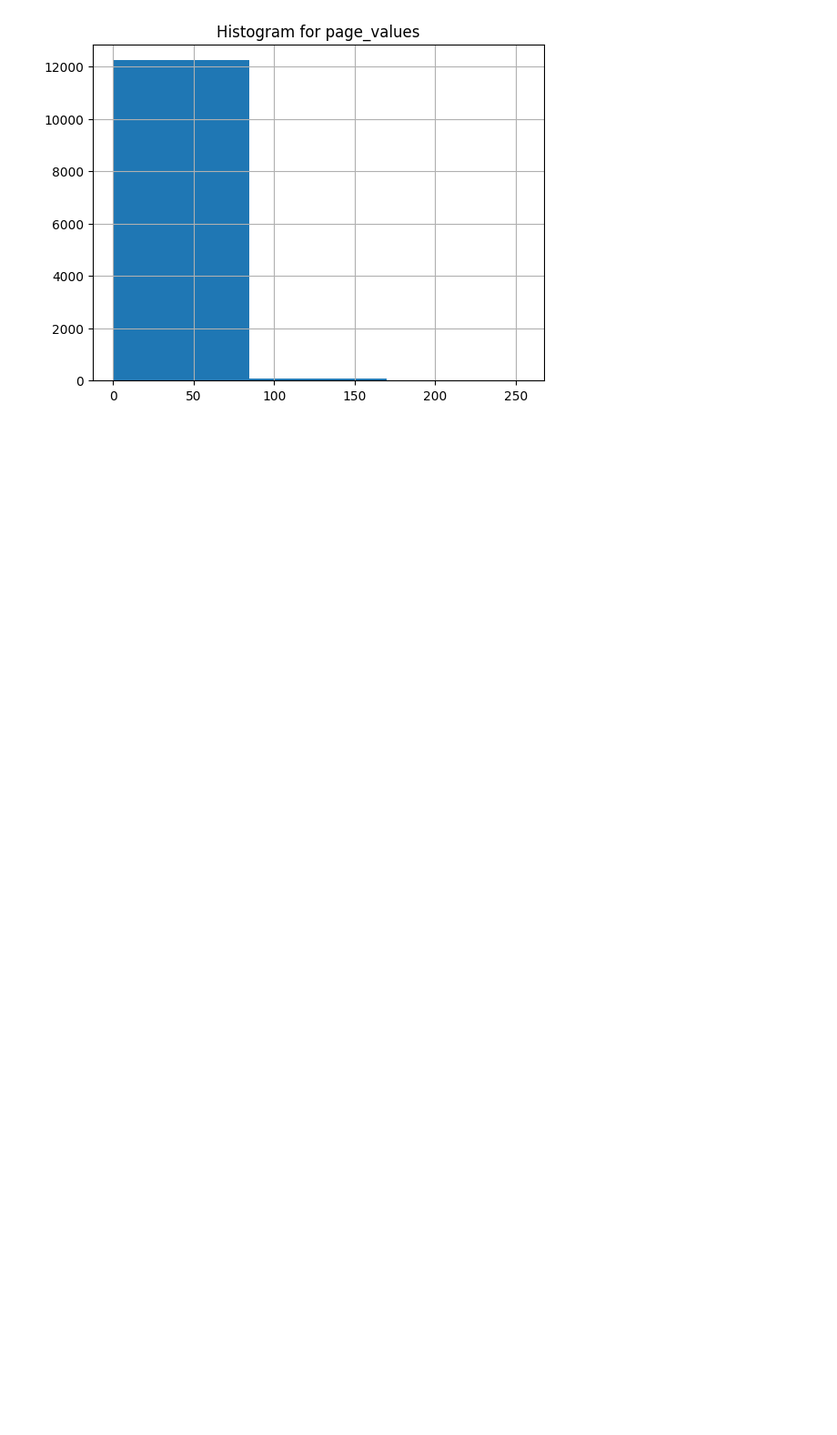
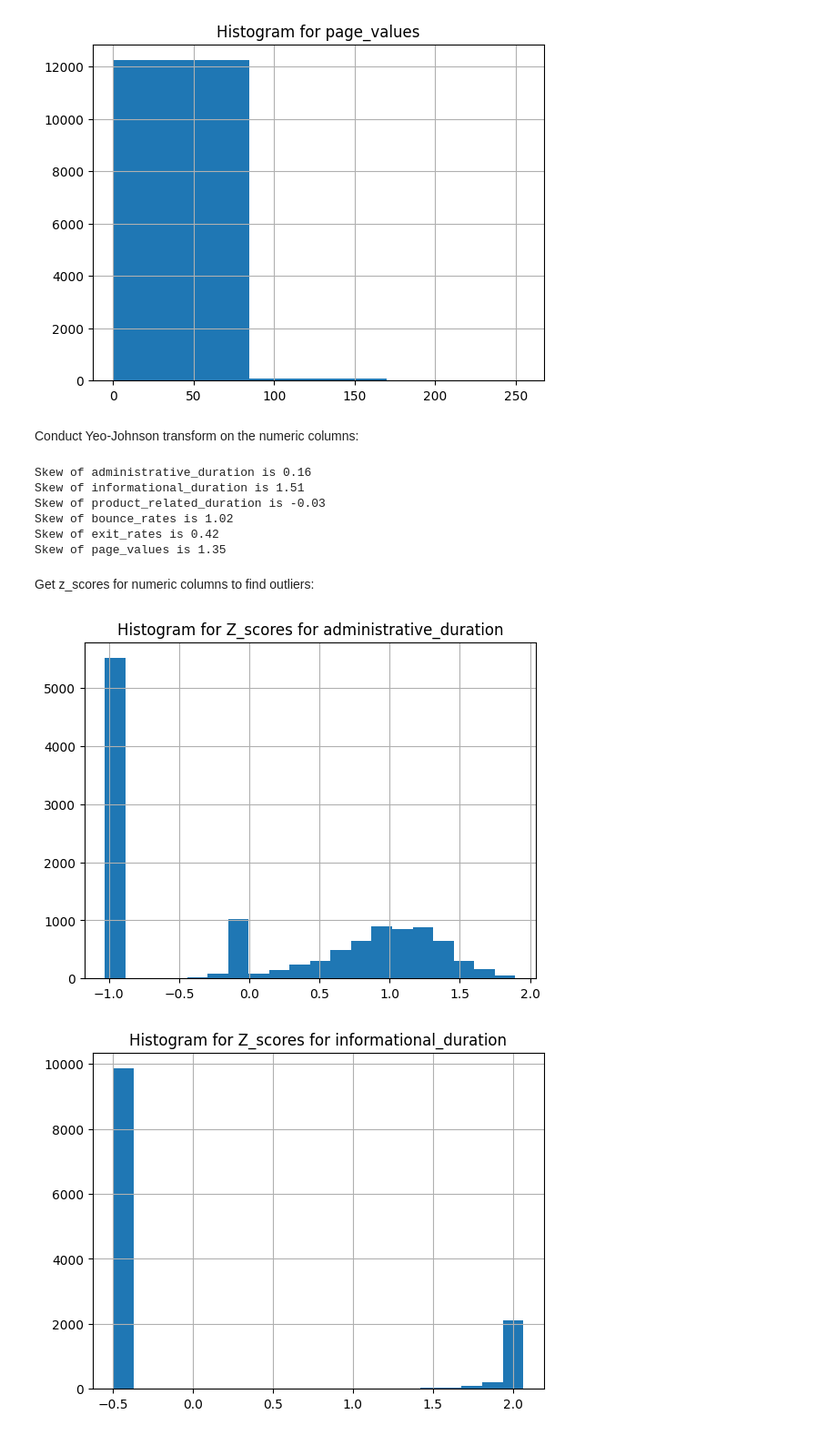
Before and after one commit to MadokaKumamaru/exploratory-data-analysis---online-shopping-in-retail309, a Jupyter notebook: retail_EDA_report.ipynb, the cells around one changed output. Shown: that part at 91% size. Drawn from its saved outputs; the diff is of its cells as text; code cells hidden in the pictures; blank space fills up the shorter version.

```diff
--- a/retail_EDA_report.ipynb
+++ b/retail_EDA_report.ipynb
@@ -188,3 +180,34 @@ for column in numeric_columns:
 [figure]
 [figure]
 [figure]
+# %% [markdown]
+Conduct Yeo-Johnson transform on the numeric columns:
+# %%
+for column in numeric_columns:
+    customer_activity_transform.yeo_johnson_transform(column)
+
+# Check the skewness again
+for column in numeric_columns:
+    customer_activity_info.get_skewness(column)
+# %% [output]
+Skew of administrative_duration is 0.16
+Skew of informational_duration is 1.51
+Skew of product_related_duration is -0.03
+Skew of bounce_rates is 1.02
+Skew of exit_rates is 0.42
+Skew of page_values is 1.35
+# %% [markdown]
+Get z_scores for numeric columns to find outliers:
+# %%
+z_scores = {}
+for column in numeric_columns:
+    z_scores[column] = customer_activity_info.get_zscores(column)
+
+# Plot histograms for z_scores for each numeric column
+for column in z_scores:
+    pd.Series(z_scores[column]).hist(bins = 20)
+    plt.title(f'Histogram for Z_scores for {column}')
+    plt.show()
+# %% [output]
+[figure, added]
+[figure, added]
```
Also changed, not shown: parts of 12 cells of this notebook, 3 other files.
